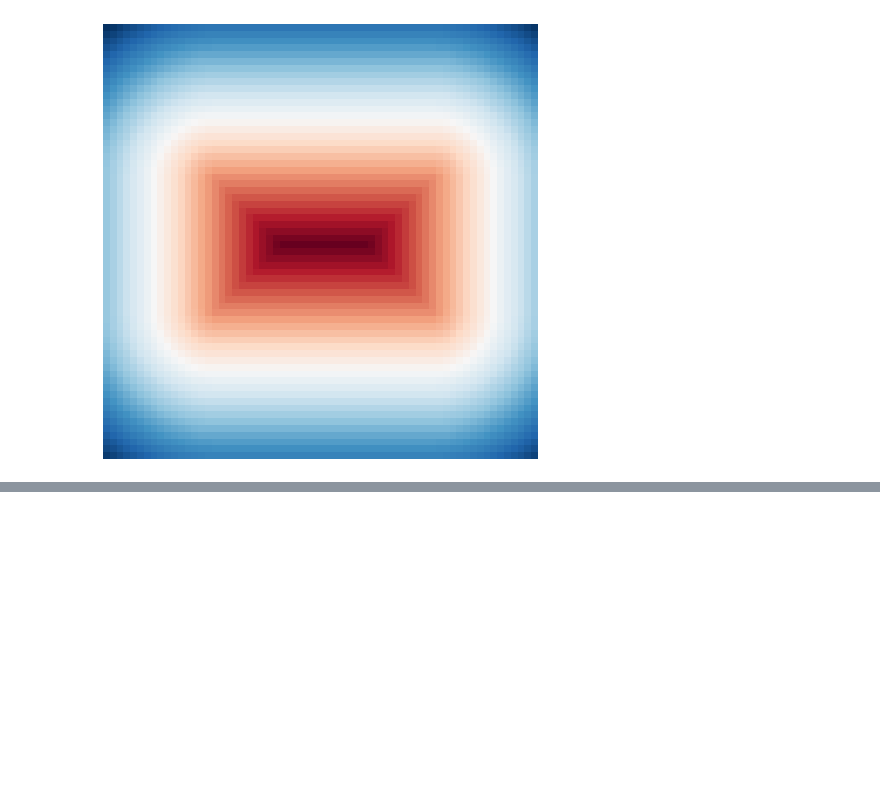
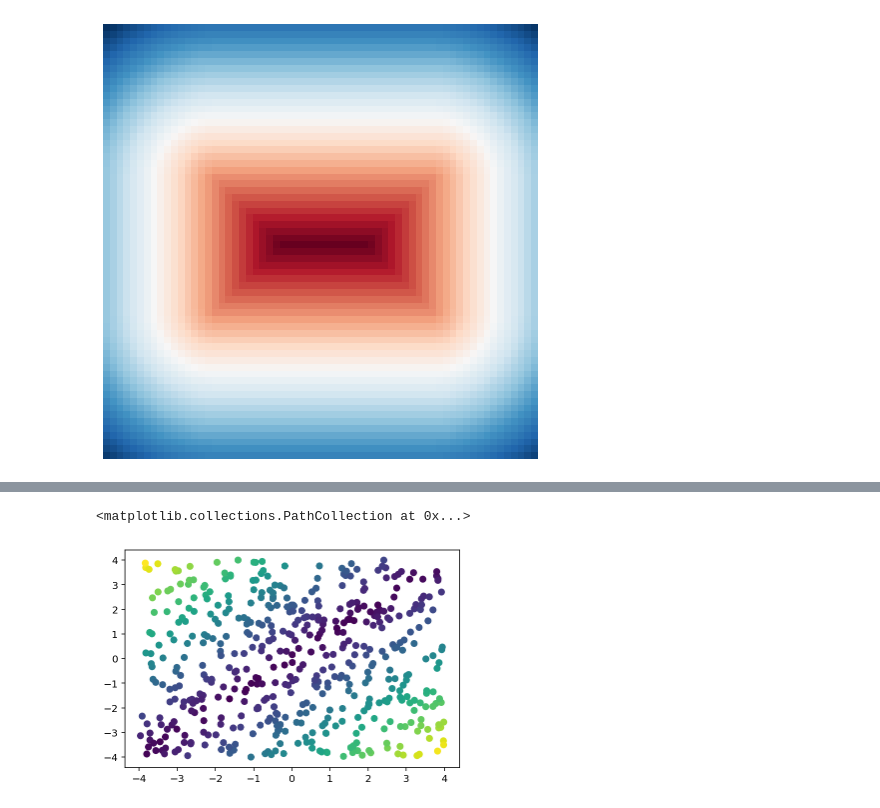
Before and after one commit to compas-teaching/ITA19, a Jupyter notebook: modules/module8/volmod.ipynb, the cells around one changed output, grey strips where cells are left out. Cells and saved outputs as stored; diff of their text form; code cells hidden in the pictures; blank space fills up the shorter version.

```diff
--- a/modules/module8/volmod.ipynb
+++ b/modules/module8/volmod.ipynb
@@ -468,0 +543,12 @@ plt.imshow(rm, cmap='RdBu')
+# %%
+p1 = np.array([-1,-1,0])
+p2 = np.array([1,1,0])
+p3 = np.random.random((500,3))*8-4
+p3[:,2] = 0
+d = [np.linalg.norm(np.cross(p2-p1, p1-p))/np.linalg.norm(p2-p1) for p in p3]
+#d = np.linalg.norm(np.cross(p2-p1, p1-p3))/np.linalg.norm(p2-p1)
+# %%
+plt.scatter(p3[:,0],p3[:,1], c=d)
+# %% [output]
+<matplotlib.collections.PathCollection at 0x...>
+[figure, added]
```
Also changed, not shown: parts of 15 cells of this notebook, 4 other files.
